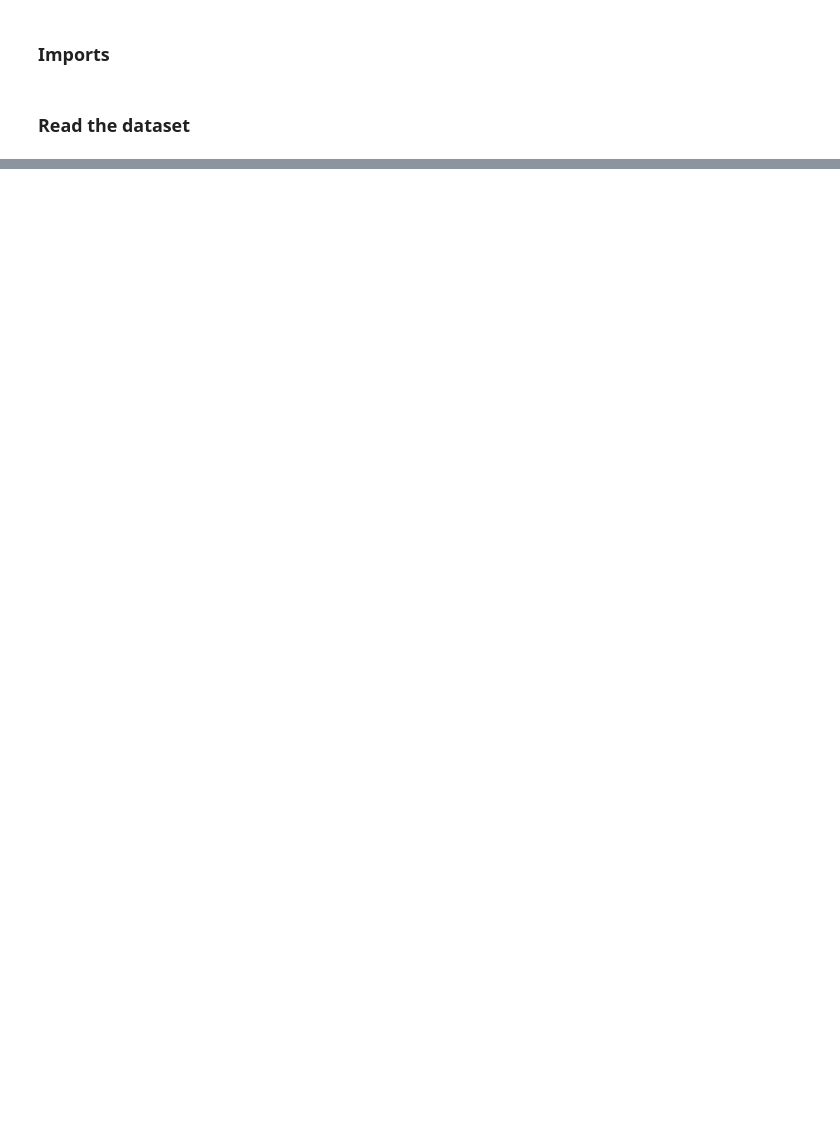
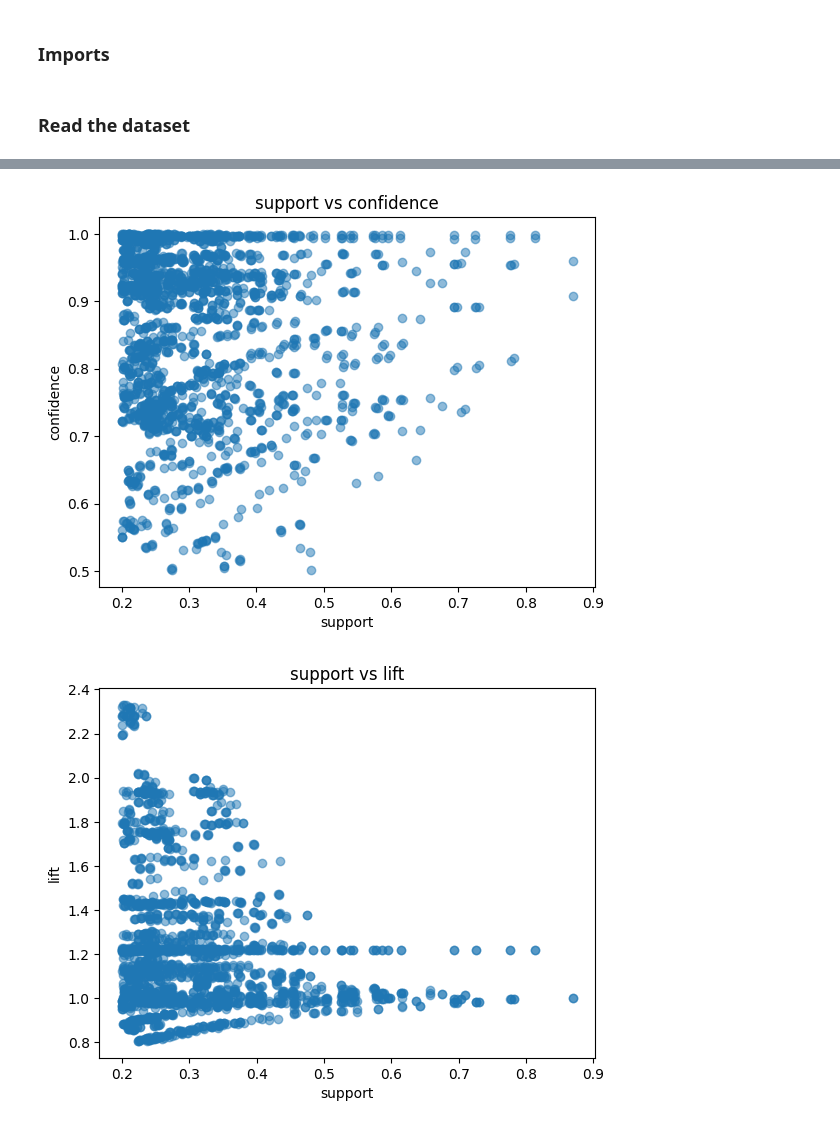
Before and after one commit to EngPeterAtef/Big-Data-Cloud-Computing, a Jupyter notebook: src/4_association_rules.ipynb, the cells around one changed output, grey strips where cells are left out. Saved outputs shown, nothing was run; the diff lists cells and outputs as text; code cells hidden in the pictures; blank space fills up the shorter version.

Commit message:
reimplemented the association rules

```diff
--- a/src/4_association_rules.ipynb
+++ b/src/4_association_rules.ipynb
@@ -104,0 +67,9 @@ print(sorted_by_leverage.head(10).to_string(index=False))
+# %%
+fp_growth = FPGrowth(itemsCol="items", minSupport=0.2, minConfidence=0.5)
+model = fp_growth.fit(loan_df)
+
+# Get frequent itemsets
+frequent_itemsets = model.freqItemsets
+
+# Generate Association Rules
+association_rules = model.associationRules
@@ -104,0 +102,4 @@ print(sorted_by_leverage.head(10).to_string(index=False))
+# %%
+# Print association rules sorted by support
+print("Association Rules sorted by Support:")
+association_rules.sort(col("support").desc()).show(truncate=False)
@@ -104,0 +124,4 @@ print(sorted_by_leverage.head(10).to_string(index=False))
+# %%
+# Print association rules sorted by confidence
+print("Association Rules sorted by Confidence:")
+association_rules.sort(col("confidence").desc()).show(truncate=False)
@@ -104,0 +146,4 @@ print(sorted_by_leverage.head(10).to_string(index=False))
+# %%
+# Print association rules sorted by lift
+print("Association Rules sorted by Lift:")
+association_rules.sort(col("lift").desc()).show(truncate=False)
@@ -145,0 +186,10 @@ plt.show()
+# %%
+# Convert association rules DataFrame to pandas DataFrame to use matplotlib
+association_rules_df = association_rules.toPandas()
+plot_feat1_vs_feat2(association_rules_df, 'support', 'confidence')
+plot_feat1_vs_feat2(association_rules_df, 'support', 'lift')
+plot_feat1_vs_feat2(association_rules_df, 'confidence', 'lift')
+plot_feat1_vs_feat2_with_feat3_shade(association_rules_df, 'support','confidence', 'lift')
+# %% [output]
+[figure, added]
+[figure, added]
```
Also changed, not shown: parts of 23 cells of this notebook, 8 other files.
